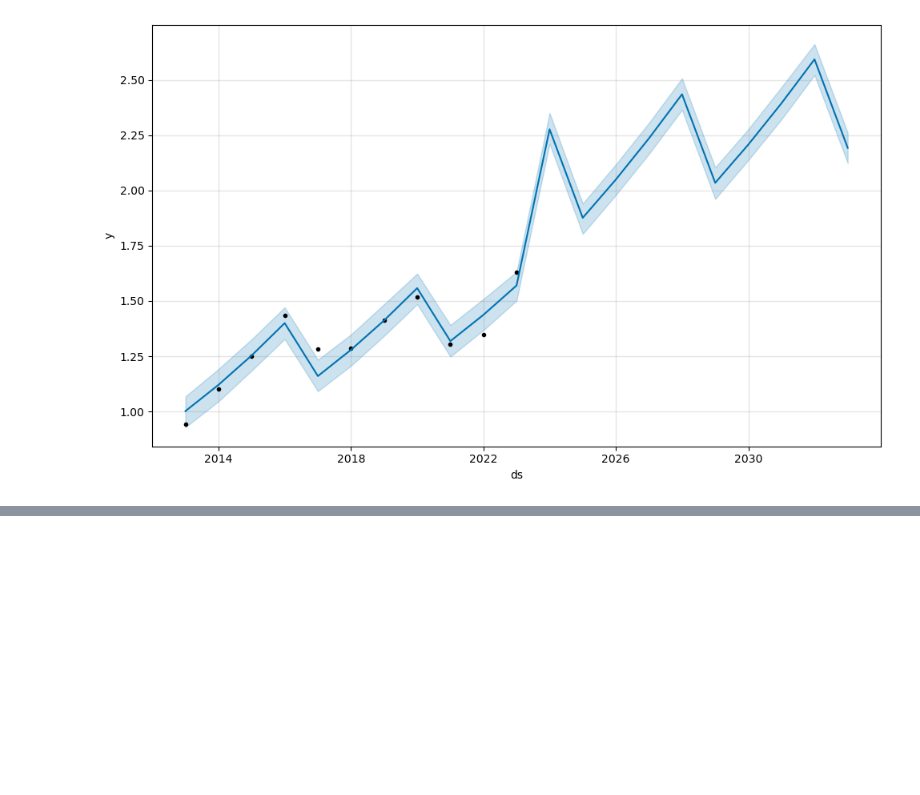
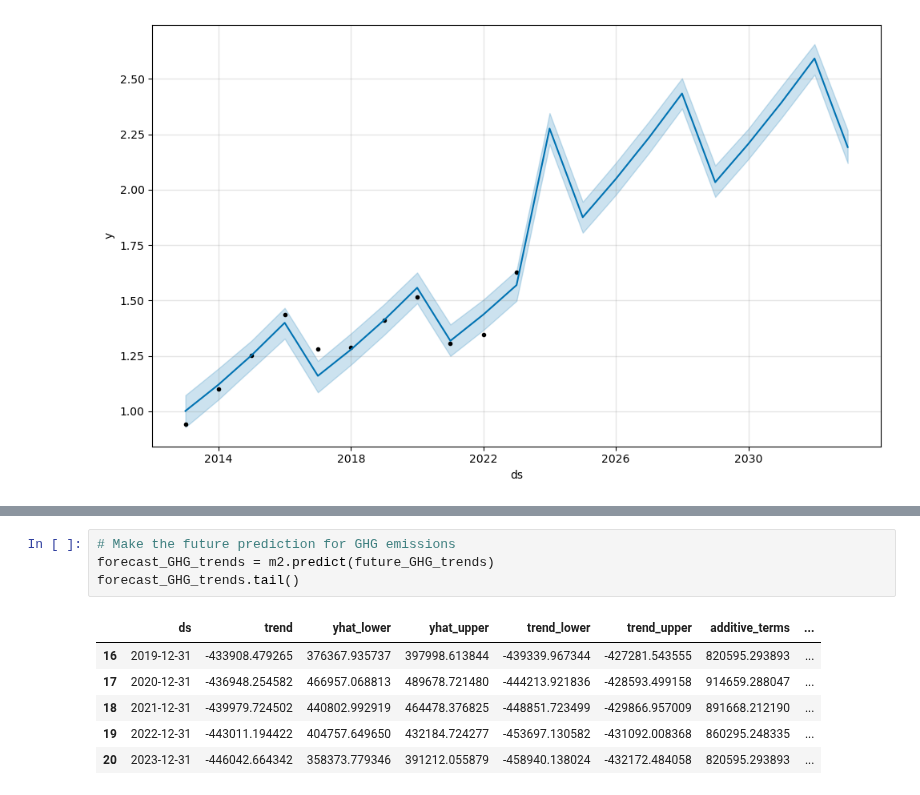
Before and after one commit to LaserLon/EDA, a Jupyter notebook: Chelsey/EDA_2.ipynb, the cells around one changed output, grey strips where cells are left out. Cells and saved outputs as stored; diff of their text form; blank space fills up the shorter version.

```diff
--- a/Chelsey/EDA_2.ipynb
+++ b/Chelsey/EDA_2.ipynb
@@ -579,0 +609,11 @@ m.plot(forecast_temperature_trends);
+# %%
+# Make the future prediction for GHG emissions
+forecast_GHG_trends = m2.predict(future_GHG_trends)
+forecast_GHG_trends.tail()
+# %% [output]
+|  | ds | trend | yhat_lower | yhat_upper | trend_lower | trend_upper | additive_terms | ... |
+| 16 | 2019-12-31 | -433908.479265 | 376367.935737 | 397998.613844 | -439339.967344 | -427281.543555 | 820595.293893 | ... |
+| 17 | 2020-12-31 | -436948.254582 | 466957.068813 | 489678.721480 | -444213.921836 | -428593.499158 | 914659.288047 | ... |
+| 18 | 2021-12-31 | -439979.724502 | 440802.992919 | 464478.376825 | -448851.723499 | -429866.957009 | 891668.212190 | ... |
+| 19 | 2022-12-31 | -443011.194422 | 404757.649650 | 432184.724277 | -453697.130582 | -431092.008368 | 860295.248335 | ... |
+| 20 | 2023-12-31 | -446042.664342 | 358373.779346 | 391212.055879 | -458940.138024 | -432172.484058 | 820595.293893 | ... |
```
Also changed, not shown: parts of 15 cells of this notebook.
